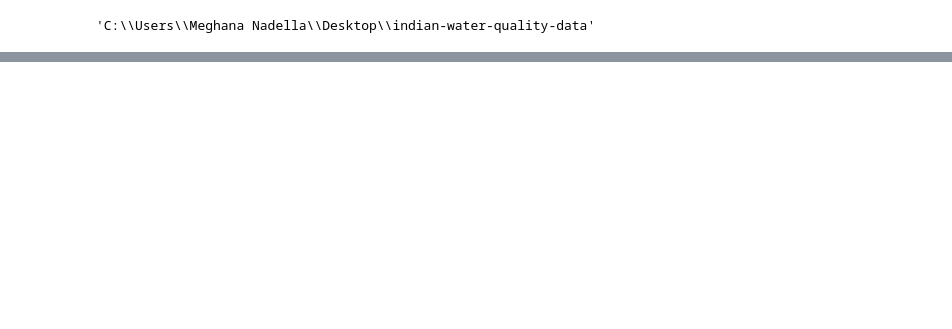
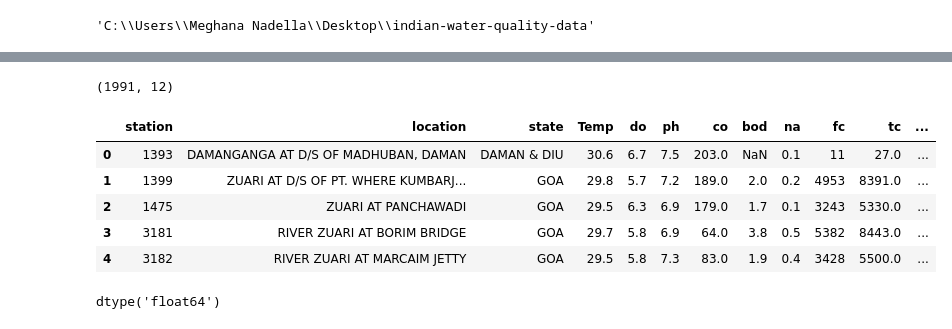
Before and after one commit to Wealthy-Waste/Indian-Water-Quality-Data, a Jupyter notebook: Indian water quality data.ipynb, the cells around one changed output, grey strips where cells are left out. Saved outputs shown, nothing was run; the diff lists cells and outputs as text; code cells hidden in the pictures; blank space fills up the shorter version.

```diff
--- a/Indian water quality data.ipynb
+++ b/Indian water quality data.ipynb
@@ -19,0 +58,9 @@ data.head()
+# %%
+data['Temp']=pd.to_numeric(data['Temp'],errors='coerce')
+data['D.O. (mg/l)']=pd.to_numeric(data['D.O. (mg/l)'],errors='coerce')
+data['PH']=pd.to_numeric(data['PH'],errors='coerce')
+data['B.O.D. (mg/l)']=pd.to_numeric(data['B.O.D. (mg/l)'],errors='coerce')
+data['CONDUCTIVITY (µmhos/cm)']=pd.to_numeric(data['CONDUCTIVITY (µmhos/cm)'],errors='coerce')
+data['NITRATENAN N+ NITRITENANN (mg/l)']=pd.to_numeric(data['NITRATENAN N+ NITRITENANN (mg/l)'],errors='coerce')
+data['TOTAL COLIFORM (MPN/100ml)Mean']=pd.to_numeric(data['TOTAL COLIFORM (MPN/100ml)Mean'],errors='coerce')
+data.dtypes
@@ -19,0 +81,38 @@ data.head()
+# %%
+data.shape
+# %% [output]
+(1991, 12)
+# %%
+ data.columns=['station', 'location', 'state', 'Temp', 'do', 'ph',
+       'co', 'bod',
+       'na', 'fc',
+       'tc', 'year']
+# %%
+data.head()
+# %% [output]
+|  | station | location | state | Temp | do | ph | co | bod | na | fc | tc | ... |
+| 0 | 1393 | DAMANGANGA AT D/S OF MADHUBAN, DAMAN | DAMAN & DIU | 30.6 | 6.7 | 7.5 | 203.0 | NaN | 0.1 | 11 | 27.0 | ... |
+| 1 | 1399 | ZUARI AT D/S OF PT. WHERE KUMBARJ... | GOA | 29.8 | 5.7 | 7.2 | 189.0 | 2.0 | 0.2 | 4953 | 8391.0 | ... |
+| 2 | 1475 | ZUARI AT PANCHAWADI | GOA | 29.5 | 6.3 | 6.9 | 179.0 | 1.7 | 0.1 | 3243 | 5330.0 | ... |
+| 3 | 3181 | RIVER ZUARI AT BORIM BRIDGE | GOA | 29.7 | 5.8 | 6.9 | 64.0 | 3.8 | 0.5 | 5382 | 8443.0 | ... |
+| 4 | 3182 | RIVER ZUARI AT MARCAIM JETTY | GOA | 29.5 | 5.8 | 7.3 | 83.0 | 1.9 | 0.4 | 3428 | 5500.0 | ... |
+# %%
+start=2
+end=1779
+station=data.iloc [start:end ,0]
+location=data.iloc [start:end ,1]
+state=data.iloc [start:end ,2]
+do= data.iloc [start:end ,4].astype(np.float64)
+value=0
+ph = data.iloc[ start:end,5]
+co = data.iloc [start:end ,6].astype(np.float64)
+
+year=data.iloc[start:end,11]
+tc=data.iloc [2:end ,10].astype(np.float64)
+
+
+bod = data.iloc [start:end ,7].astype(np.float64)
+na= data.iloc [start:end ,8].astype(np.float64)
+na.dtype
+# %% [output]
+dtype('float64')
```
Also changed, not shown: parts of 17 cells of this notebook.
